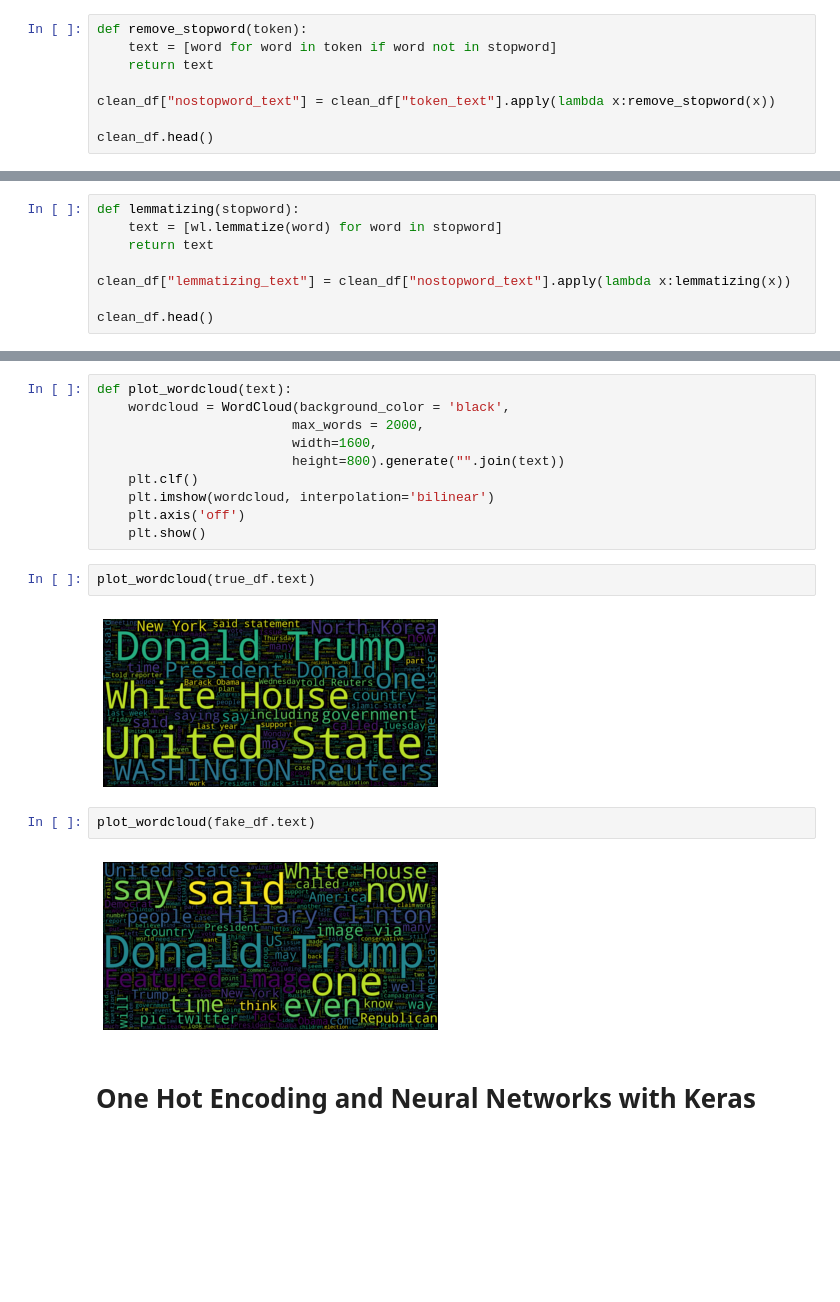
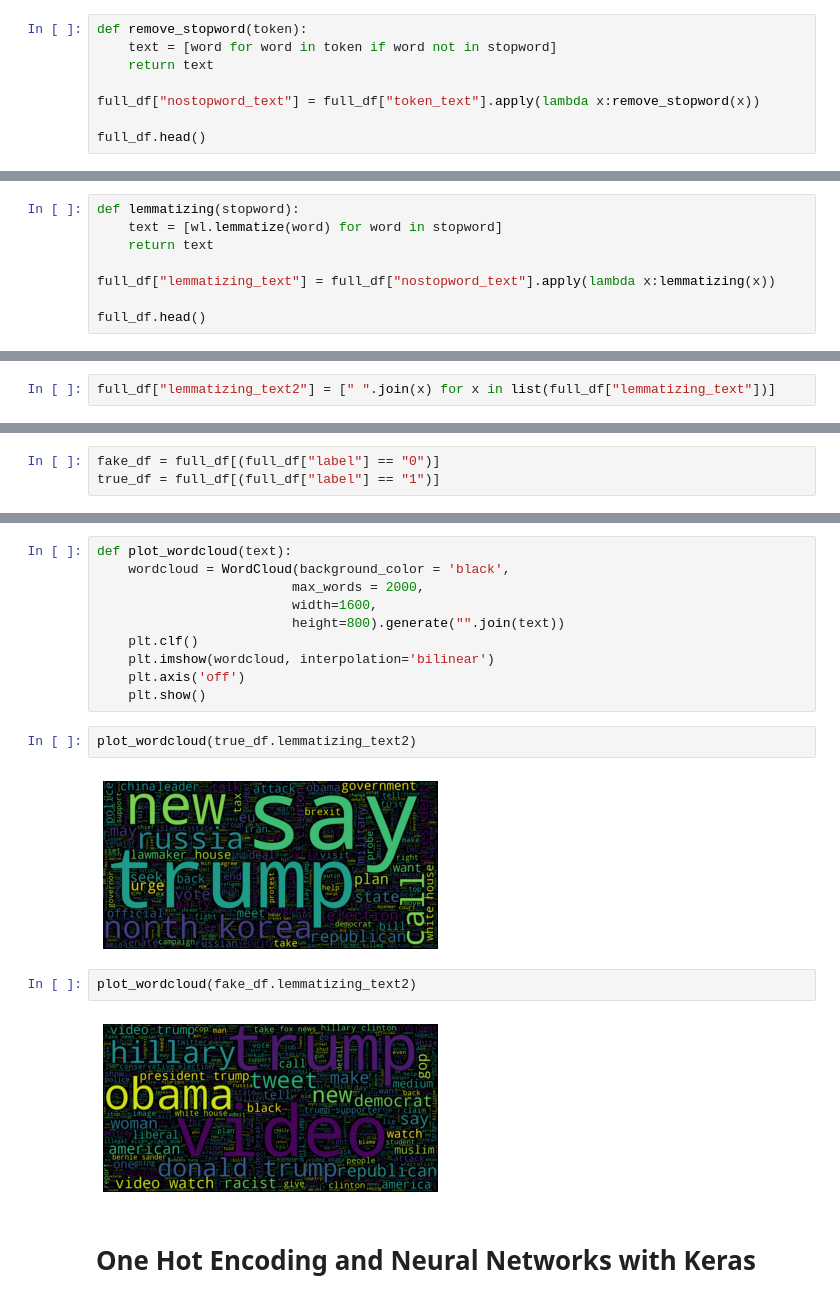
Before and after one commit to nmanduri999/Fake_news_detection_project_3, a Jupyter notebook: fake_news_ML.ipynb, the cells around one changed output, grey strips where cells are left out. Saved outputs shown, nothing was run; the diff lists cells and outputs as text; blank space fills up the shorter version.

```diff
--- a/fake_news_ML.ipynb
+++ b/fake_news_ML.ipynb
@@ -101,7 +182,7 @@ def remove_stopword(token):
     text = [word for word in token if word not in stopword]
     return text
 
-clean_df["nostopword_text"] = clean_df["token_text"].apply(lambda x:remove_stopword(x))
+full_df["nostopword_text"] = full_df["token_text"].apply(lambda x:remove_stopword(x))
 
-clean_df.head()
+full_df.head()
 # %% [output]
@@ -128,7 +209,7 @@ def lemmatizing(stopword):
     text = [wl.lemmatize(word) for word in stopword]
     return text
 
-clean_df["lemmatizing_text"] = clean_df["nostopword_text"].apply(lambda x:lemmatizing(x))
+full_df["lemmatizing_text"] = full_df["nostopword_text"].apply(lambda x:lemmatizing(x))
 
-clean_df.head()
+full_df.head()
 # %% [output]
@@ -141,2 +222,4 @@ clean_df.head()
+# %%
+full_df["lemmatizing_text2"] = [" ".join(x) for x in list(full_df["lemmatizing_text"])]
 # %%
 # clean_df.to_csv("clean_data.csv")
@@ -148 +242,4 @@ true_df = clean_df[(clean_df["class"] == "true")]
+# %%
+fake_df = full_df[(full_df["label"] == "0")]
+true_df = full_df[(full_df["label"] == "1")]
 # %%
@@ -267,12 +364,12 @@ def plot_wordcloud(text):
     plt.axis('off')
     plt.show()
 # %%
-plot_wordcloud(true_df.text)
+plot_wordcloud(true_df.lemmatizing_text2)
 # %% [output]
-[figure, old version]
+[figure, new version]
 # %%
-plot_wordcloud(fake_df.text)
+plot_wordcloud(fake_df.lemmatizing_text2)
 # %% [output]
-[figure, old version]
+[figure, new version]
 # %% [markdown]
 # One Hot Encoding and Neural Networks with Keras
```
Also changed, not shown: parts of 102 cells of this notebook, 1 other file.
